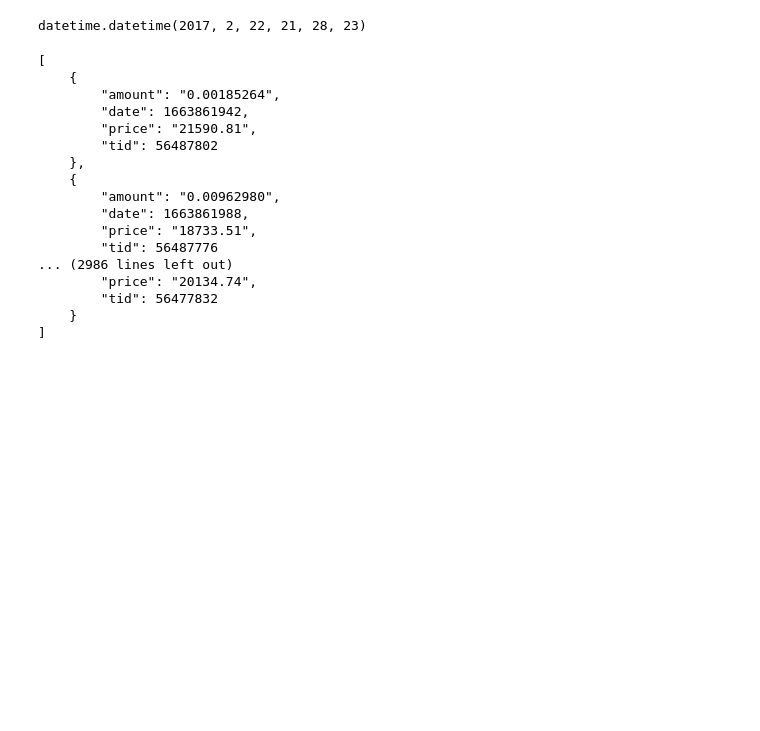
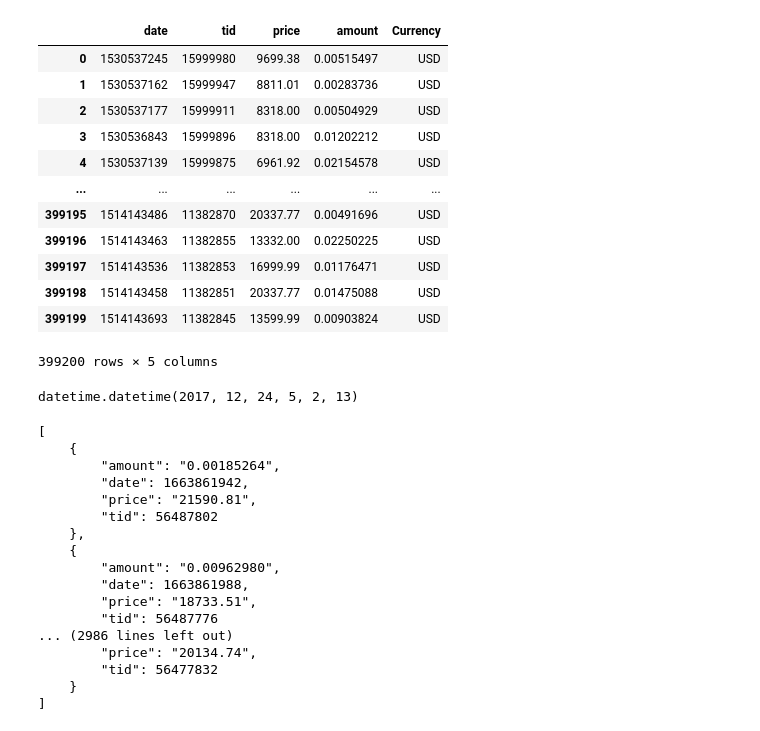
Before and after one commit to austinkennedy/crypto, a Jupyter notebook: code/extract_trades_lb.ipynb, the cells around one changed output. Saved outputs shown, nothing was run; the diff lists cells and outputs as text; code cells hidden in the pictures; blank space fills up the shorter version.

```diff
--- a/code/extract_trades_lb.ipynb
+++ b/code/extract_trades_lb.ipynb
@@ -91,5 +96,21 @@ df
+# %%
+df
+# %% [output]
+|  | date | tid | price | amount | Currency |
+| 0 | 1530537245 | 15999980 | 9699.38 | 0.00515497 | USD |
+| 1 | 1530537162 | 15999947 | 8811.01 | 0.00283736 | USD |
+| 2 | 1530537177 | 15999911 | 8318.00 | 0.00504929 | USD |
+| 3 | 1530536843 | 15999896 | 8318.00 | 0.01202212 | USD |
+| 4 | 1530537139 | 15999875 | 6961.92 | 0.02154578 | USD |
+| ... | ... | ... | ... | ... | ... |
+| 399195 | 1514143486 | 11382870 | 20337.77 | 0.00491696 | USD |
+| 399196 | 1514143463 | 11382855 | 13332.00 | 0.02250225 | USD |
+| 399197 | 1514143536 | 11382853 | 16999.99 | 0.01176471 | USD |
+| 399198 | 1514143458 | 11382851 | 20337.77 | 0.01475088 | USD |
+| 399199 | 1514143693 | 11382845 | 13599.99 | 0.00903824 | USD |
+399200 rows × 5 columns
 # %%
-datetime.fromtimestamp(1487824103)
+datetime.fromtimestamp(1514116933)
 # %% [output]
-datetime.datetime(2017, 2, 22, 21, 28, 23)
+datetime.datetime(2017, 12, 24, 5, 2, 13)
 # %%
```
Also changed, not shown: parts of 5 cells of this notebook.
